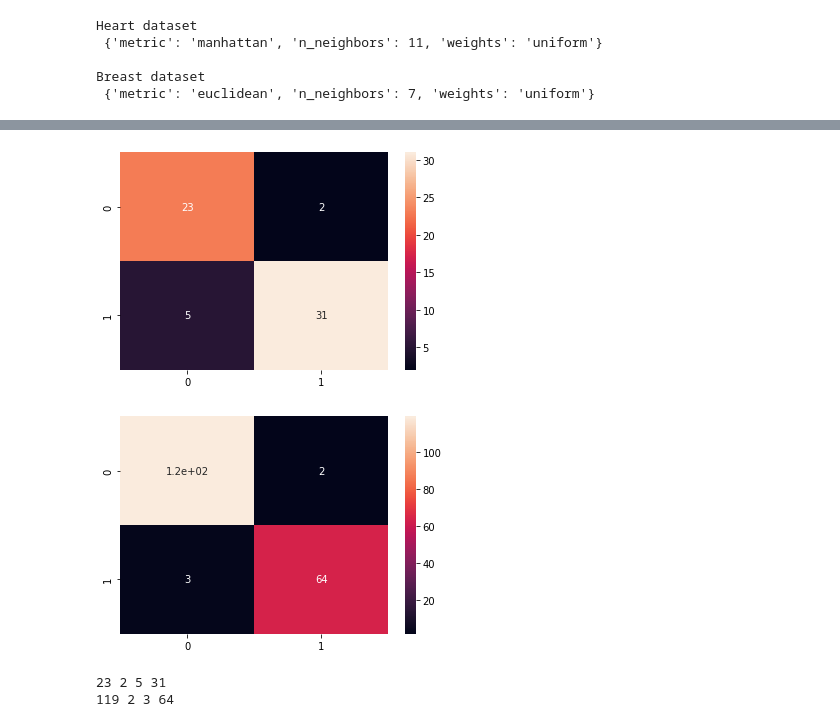
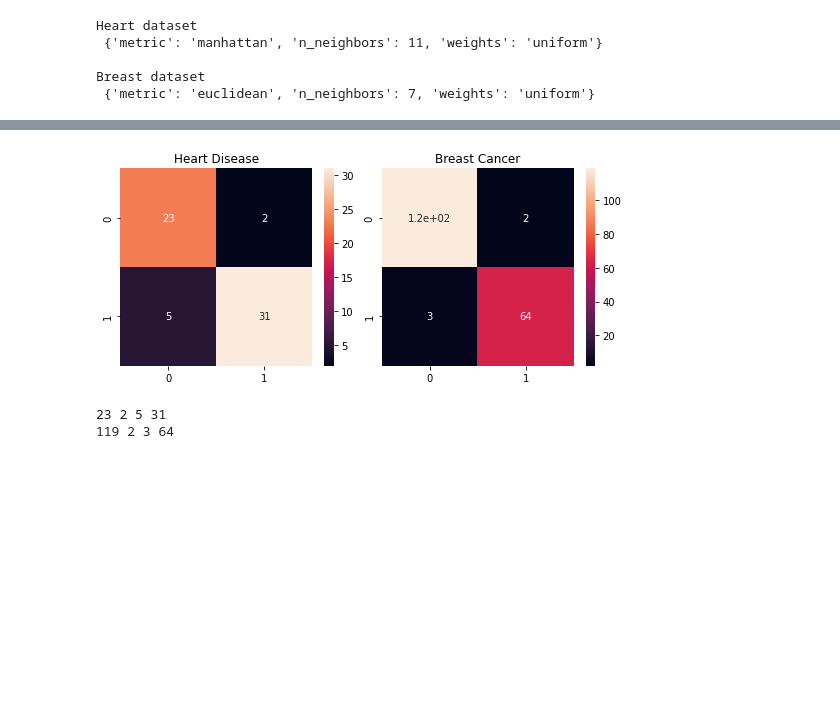
Before and after one commit to Khushir474/Anamoly-Detection-KNN, a Jupyter notebook: AnamolyDetection.ipynb, the cells around one changed output, grey strips where cells are left out. Drawn from its saved outputs; the diff is of its cells as text; code cells hidden in the pictures; blank space fills up the shorter version.

Commit message:
Streamlined visualizations

```diff
--- a/AnamolyDetection.ipynb
+++ b/AnamolyDetection.ipynb
@@ -199,28 +199,35 @@ Breast dataset
 # %% [markdown]
 ![image.png](embedded-picture-1)
 # %%
-#confusion matrix
+# Heart Disease
 #applying the trained model to x_test data
 predictions1 = model1.predict(x1_test)
-#generatinf cm (x,y)
+
+#generating cm (x,y)
 cm1 = metrics.confusion_matrix(y1_test,predictions1)
 cm1 = pd.DataFrame(cm1)
+
 #constructing the heat map
-sns.heatmap(cm1, annot=True)
-plt.show()
+# subplot(rows,cols,location)
+plt.subplot(121)
+plt.title('Heart Disease')
+h1 = sns.heatmap(cm1, annot=True)
 
-#----------------------------------------------------
+#####################################################
+# Breast Cancer
+predictions2 = model2.predict(x2_test)
 
-predictions2 = model2.predict(x2_test)
 cm2 = metrics.confusion_matrix(y2_test,predictions2)
-
 cm2 = pd.DataFrame(cm2)
 
-sns.heatmap(cm2, annot=True)
+plt.subplot(122)
+plt.title('Breast Cancer')
+h2 = sns.heatmap(cm2, annot=True)
+
+plt.tight_layout()
 plt.show()
 # %% [output]
-[figure, old version]
+[figure, new version]
-[figure, removed]
 # %%
 print(cm1[0][0],cm1[1][0],cm1[0][1],cm1[1][1]);
 print(cm2[0][0],cm2[1][0],cm2[0][1],cm2[1][1]);
```
Also changed, not shown: parts of 3 cells of this notebook.
